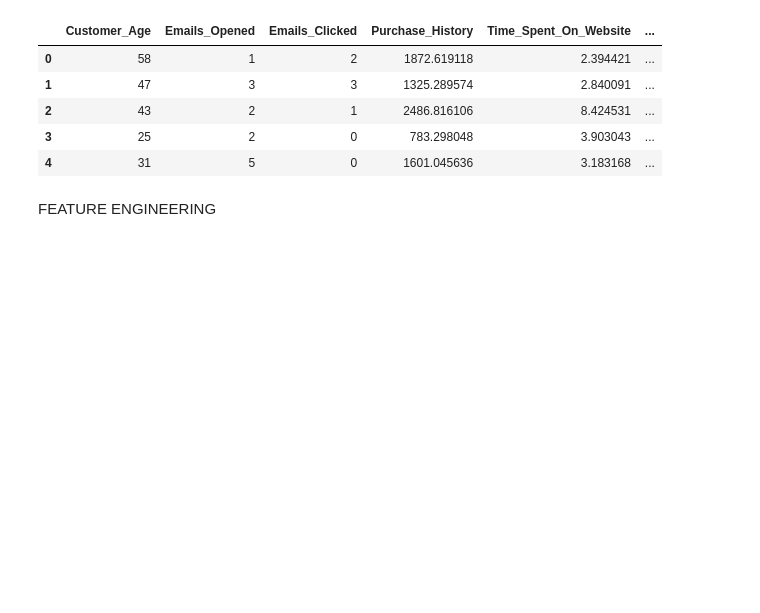
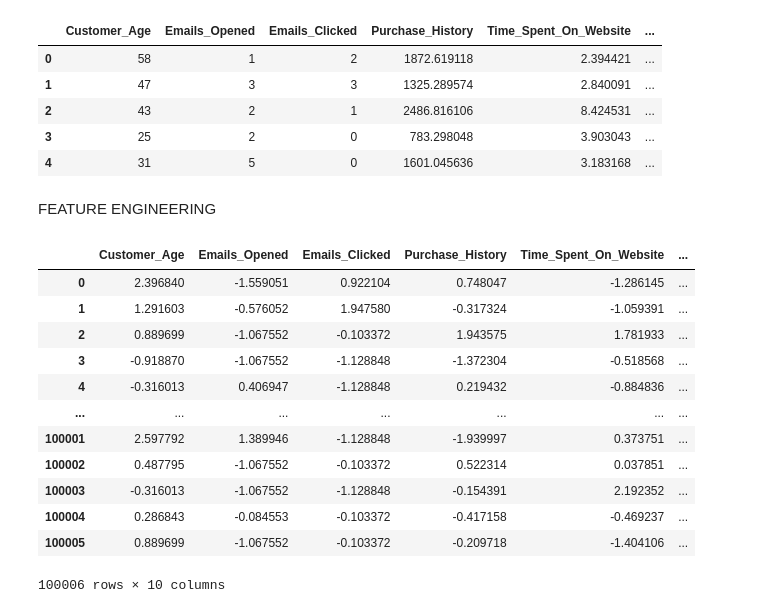
Before and after one commit to Sudharshansirikonda/Machine-learning-., a Jupyter notebook: Email_Marketing_Campaign_Project.ipynb, the cells around one changed output. Drawn from its saved outputs; the diff is of its cells as text; code cells hidden in the pictures; blank space fills up the shorter version.

```diff
--- a/Email_Marketing_Campaign_Project.ipynb
+++ b/Email_Marketing_Campaign_Project.ipynb
@@ -189 +196,17 @@ from numpy import set_printoptions
+# %%
+df
+# %% [output]
+|  | Customer_Age | Emails_Opened | Emails_Clicked | Purchase_History | Time_Spent_On_Website | ... |
+| 0 | 2.396840 | -1.559051 | 0.922104 | 0.748047 | -1.286145 | ... |
+| 1 | 1.291603 | -0.576052 | 1.947580 | -0.317324 | -1.059391 | ... |
+| 2 | 0.889699 | -1.067552 | -0.103372 | 1.943575 | 1.781933 | ... |
+| 3 | -0.918870 | -1.067552 | -1.128848 | -1.372304 | -0.518568 | ... |
+| 4 | -0.316013 | 0.406947 | -1.128848 | 0.219432 | -0.884836 | ... |
+| ... | ... | ... | ... | ... | ... | ... |
+| 100001 | 2.597792 | 1.389946 | -1.128848 | -1.939997 | 0.373751 | ... |
+| 100002 | 0.487795 | -1.067552 | -0.103372 | 0.522314 | 0.037851 | ... |
+| 100003 | -0.316013 | -1.067552 | -1.128848 | -0.154391 | 2.192352 | ... |
+| 100004 | 0.286843 | -0.084553 | -0.103372 | -0.417158 | -0.469237 | ... |
+| 100005 | 0.889699 | -1.067552 | -0.103372 | -0.209718 | -1.404106 | ... |
+100006 rows × 10 columns
 # %%
```
Also changed, not shown: parts of 30 cells of this notebook.
